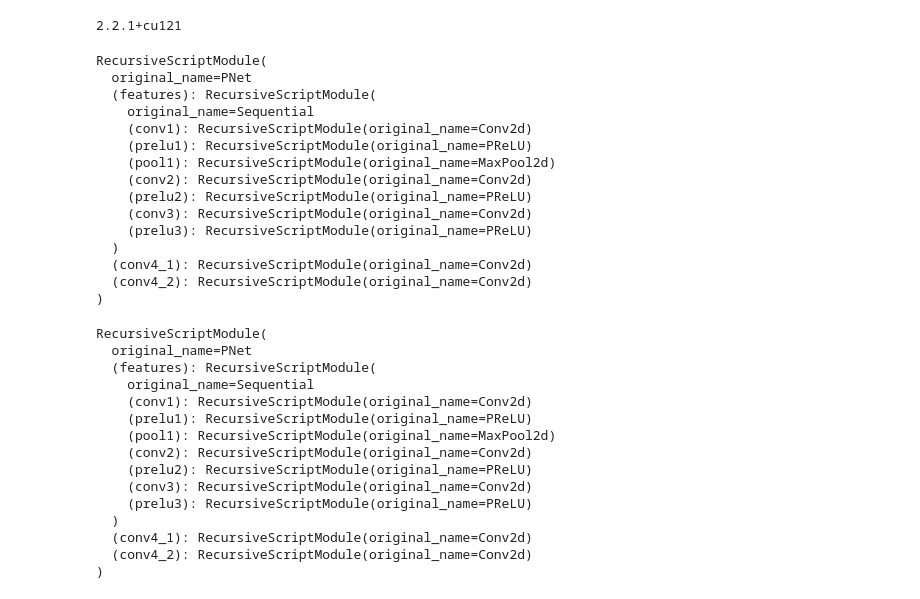
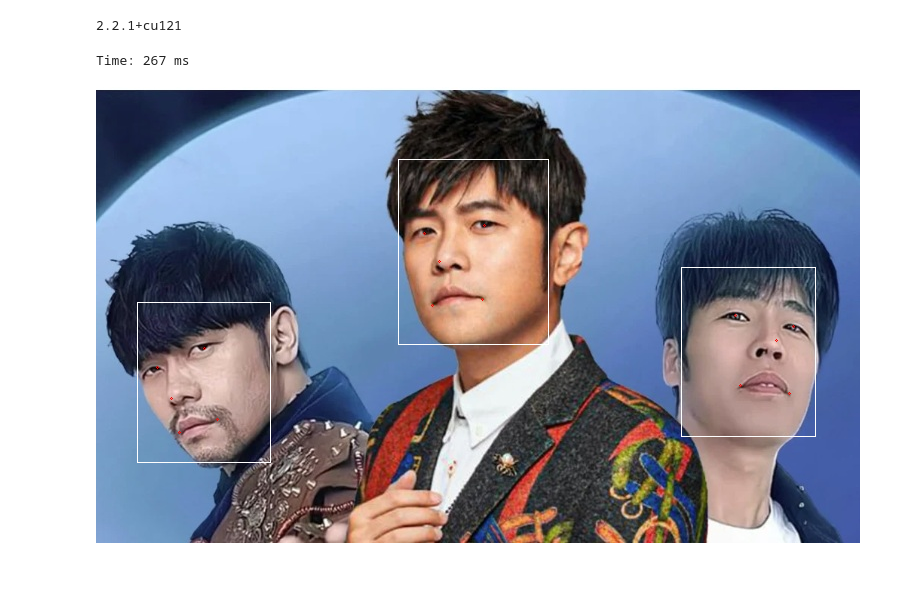
Before and after one commit to Bsting/face-recognition, a Jupyter notebook: mtcnn.ipynb, the cells around one changed output. Drawn from its saved outputs; the diff is of its cells as text; code cells hidden in the pictures; blank space fills up the shorter version.

Commit message:
Update MTCNN notebook.

```diff
--- a/mtcnn.ipynb
+++ b/mtcnn.ipynb
@@ -47,9 +47,12 @@ def show_bboxes(img, bounding_boxes, facial_landmarks=[]):
     return img_copy
 # %%
 file = './data/test/jay_s.jpg'
-pil_image = Image.open(file)
+image = Image.open(file)
 start_time = time.time()
-mtcnn_bboxes, mtcnn_landmarks = mtcnn.detect_faces(pil_image, min_face_size=20,thresholds=[0.7, 0.8, 0.9],
+bboxes, landmarks = mtcnn.detect_faces(image, min_face_size=20,thresholds=[0.7, 0.8, 0.9],
                      nms_thresholds=[0.7, 0.7, 0.7], square_bounding_box=False)
 print(f'Time: {int((time.time() - start_time) * 1000)} ms')
-show_bboxes(pil_image, mtcnn_bboxes, mtcnn_landmarks)
+show_bboxes(image, bboxes, landmarks)
+# %% [output]
+Time: 267 ms
+[figure, added]
@@ -76,37 +58,0 @@ with torch.no_grad():
-# %%
-print(torch.jit.load("pnet.pt"))
-# %% [output]
-RecursiveScriptModule(
-  original_name=PNet
-  (features): RecursiveScriptModule(
-    original_name=Sequential
-    (conv1): RecursiveScriptModule(original_name=Conv2d)
-    (prelu1): RecursiveScriptModule(original_name=PReLU)
-    (pool1): RecursiveScriptModule(original_name=MaxPool2d)
-    (conv2): RecursiveScriptModule(original_name=Conv2d)
-    (prelu2): RecursiveScriptModule(original_name=PReLU)
-    (conv3): RecursiveScriptModule(original_name=Conv2d)
-    (prelu3): RecursiveScriptModule(original_name=PReLU)
-  )
-  (conv4_1): RecursiveScriptModule(original_name=Conv2d)
-  (conv4_2): RecursiveScriptModule(original_name=Conv2d)
-)
-# %%
-traced_script_module = torch.jit.script(PNet())
-print(traced_script_module)
-# %% [output]
-RecursiveScriptModule(
-  original_name=PNet
-  (features): RecursiveScriptModule(
-    original_name=Sequential
-    (conv1): RecursiveScriptModule(original_name=Conv2d)
-    (prelu1): RecursiveScriptModule(original_name=PReLU)
-    (pool1): RecursiveScriptModule(original_name=MaxPool2d)
-    (conv2): RecursiveScriptModule(original_name=Conv2d)
-    (prelu2): RecursiveScriptModule(original_name=PReLU)
-    (conv3): RecursiveScriptModule(original_name=Conv2d)
-    (prelu3): RecursiveScriptModule(original_name=PReLU)
-  )
-  (conv4_1): RecursiveScriptModule(original_name=Conv2d)
-  (conv4_2): RecursiveScriptModule(original_name=Conv2d)
-)
```
Also changed, not shown: parts of 10 cells of this notebook.
